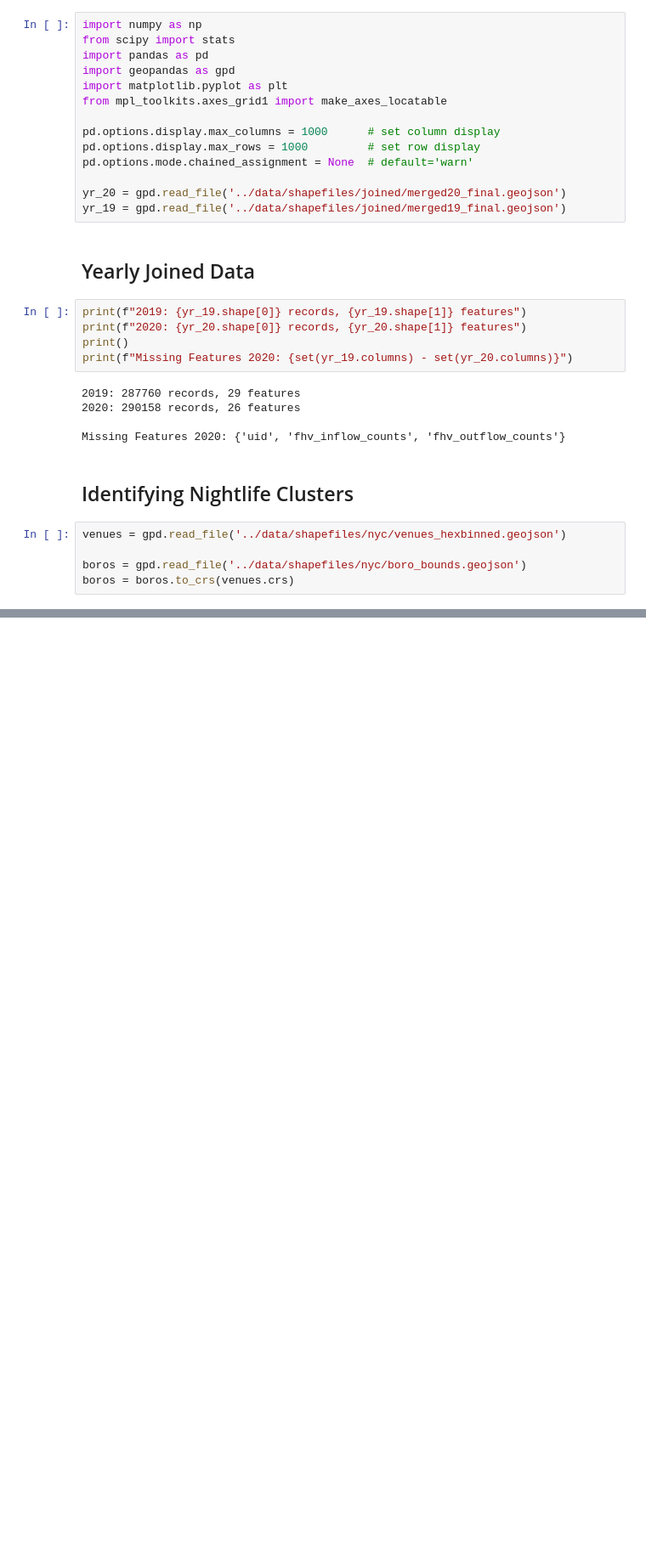
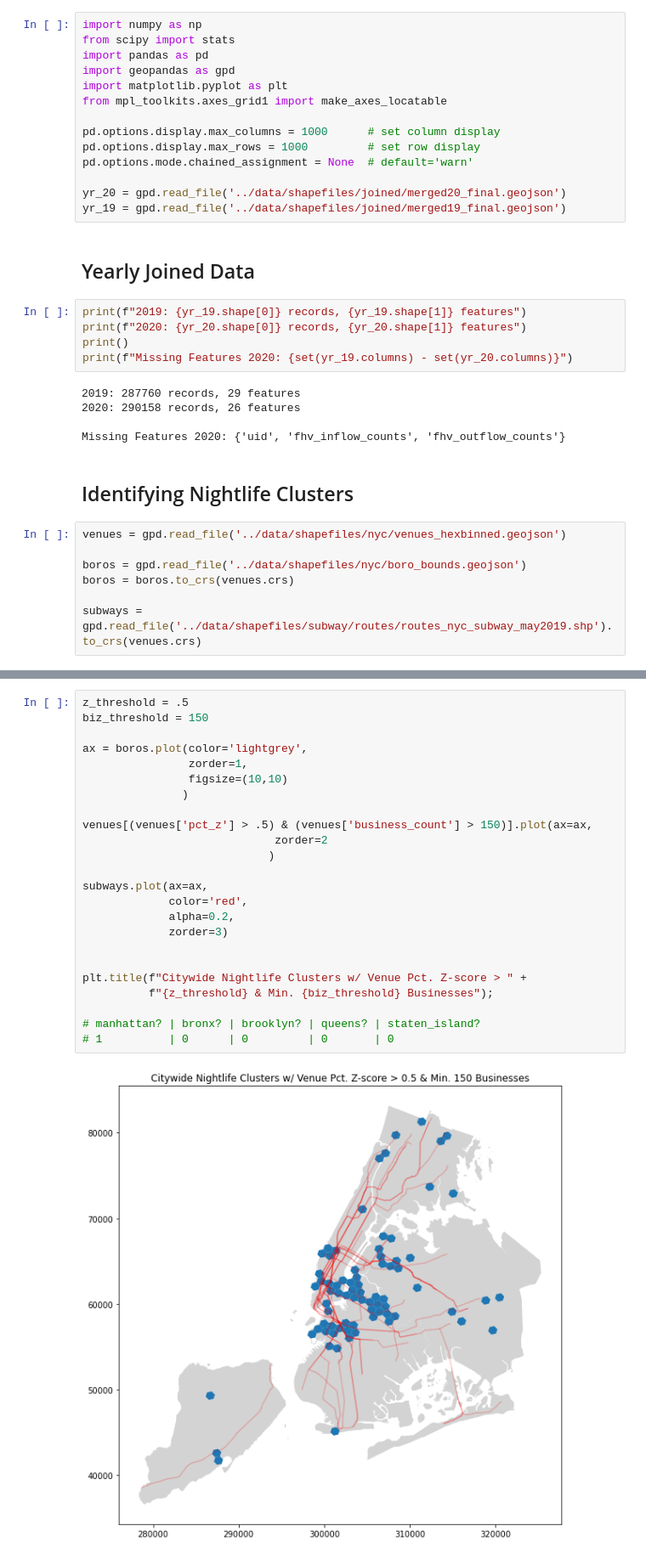
Before and after one commit to nlicalzi/mapping_nighttime_mobility, a Jupyter notebook: notebooks/visualizations.ipynb, the cells around one changed output, grey strips where cells are left out. Shown: that part at 85% size. Saved outputs shown, nothing was run; the diff lists cells and outputs as text; blank space fills up the shorter version.

```diff
--- a/notebooks/visualizations.ipynb
+++ b/notebooks/visualizations.ipynb
@@ -31,4 +31,6 @@ venues = gpd.read_file('../data/shapefiles/nyc/venues_hexbinned.geojson')
 
 boros = gpd.read_file('../data/shapefiles/nyc/boro_bounds.geojson')
 boros = boros.to_crs(venues.crs)
+
+subways = gpd.read_file('../data/shapefiles/subway/routes/routes_nyc_subway_may2019.shp').to_crs(venues.crs)
 # %%
@@ -76,3 +103,29 @@ plt.title('Citywide Nightlife Clusters w/ Venue Count Z-score > 3');
 # %% [output]
 [figure]
+# %%
+z_threshold = .5
+biz_threshold = 150
+
+ax = boros.plot(color='lightgrey',
+                zorder=1,
+                figsize=(10,10)
+               )
+
+venues[(venues['pct_z'] > .5) & (venues['business_count'] > 150)].plot(ax=ax,
+                             zorder=2
+                            )
+
+subways.plot(ax=ax,
+             color='red',
+             alpha=0.2,
+             zorder=3)
+
+
+plt.title(f"Citywide Nightlife Clusters w/ Venue Pct. Z-score > " +
+          f"{z_threshold} & Min. {biz_threshold} Businesses");
+
+# manhattan? | bronx? | brooklyn? | queens? | staten_island?
+# 1          | 0      | 0         | 0       | 0
+# %% [output]
+[figure, added]
 # %% [markdown]
```
Also changed, not shown: parts of 9 cells of this notebook.
